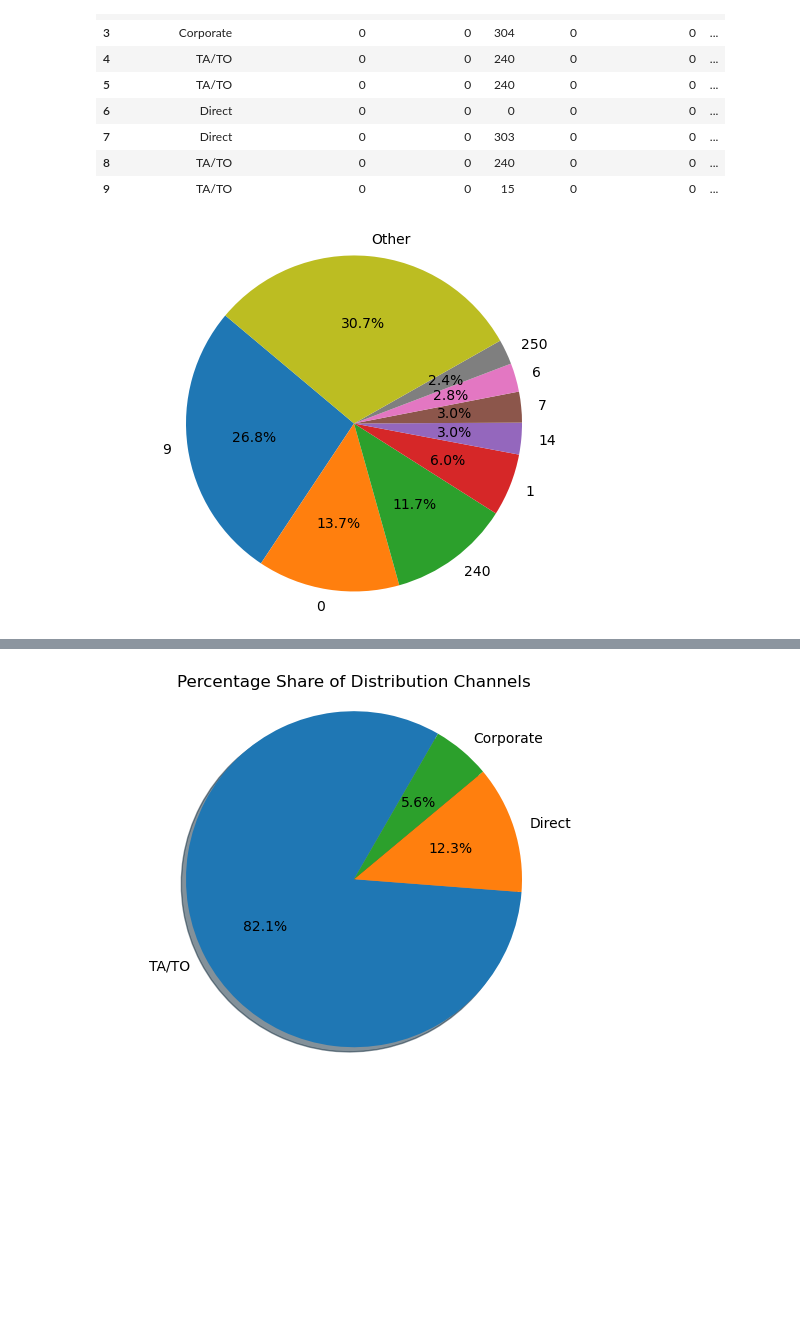
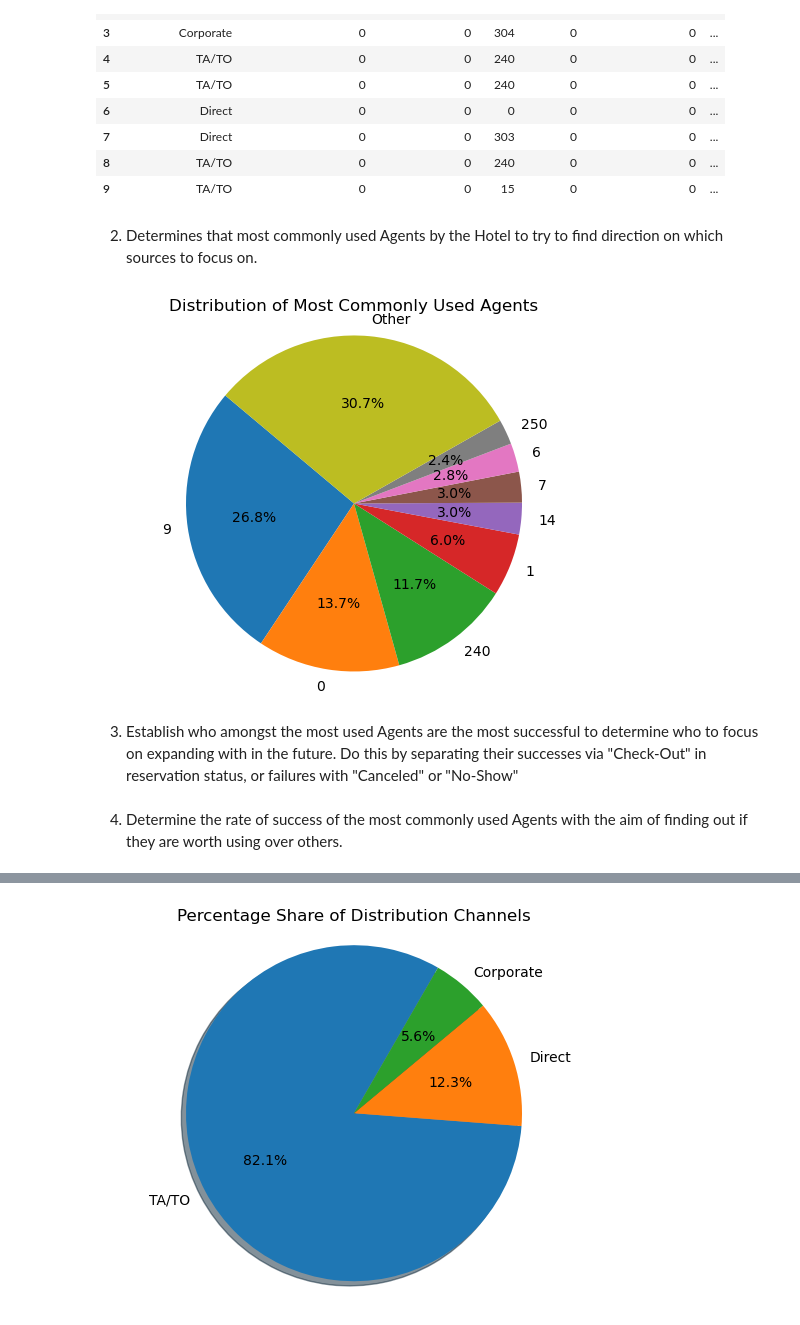
Before and after one commit to pin164/project_1, a Jupyter notebook: hotel_project_1.ipynb, the cells around one changed output, grey strips where cells are left out. Saved outputs shown, nothing was run; the diff lists cells and outputs as text; code cells hidden in the pictures; blank space fills up the shorter version.

```diff
--- a/hotel_project_1.ipynb
+++ b/hotel_project_1.ipynb
@@ -38,25 +38,30 @@ agent_csv.head(10)
 | 7 | Direct | 0 | 0 | 303 | 0 | 0 | ... |
 | 8 | TA/TO | 0 | 0 | 240 | 0 | 0 | ... |
 | 9 | TA/TO | 0 | 0 | 15 | 0 | 0 | ... |
+# %% [markdown]
+2. Determines that most commonly used Agents by the Hotel to try to find direction on which sources to focus on.
 # %%
 
 agent_value_counts = agent_csv['agent'].value_counts()
 agent_dict = agent_value_counts.to_dict()
 
 # Shows the agents above 2% of the total and groups the rest into an 'Other' section
 agent_threshold = 2
 total_sum = sum(agent_dict.values())
 agent_filtered = {key: value for key, value in agent_dict.items() if (value / total_sum) * 100 >= agent_threshold}
 agent_filtered_sum = sum(agent_filtered.values())
 agent_filtered['Other'] = total_sum - agent_filtered_sum
 
 
 plt.pie(agent_filtered.values(), labels=agent_filtered.keys(), autopct='%1.1f%%', startangle=140)
 plt.axis('equal')
+plt.title('Distribution of Most Commonly Used Agents')
 plt.savefig('Agent_Distribution.png')
 plt.show()
 # %% [output]
-[figure, old version]
+[figure, new version]
+# %% [markdown]
+3. Establish who amongst the most used Agents are the most successful to determine who to focus on expanding with in the future. Do this by separating their successes via "Check-Out" in reservation status, or failures with "Canceled" or "No-Show"
 # %%
 # consider guests that have checked out as a successful booking
 successful_bookings = "Check-Out"
@@ -135,6 +140,8 @@ other_agents_df_failure = agent_csv[~agent_csv['agent'].isin([agent_0, agent_1,
 other_agents_failure_value_count = other_agents_df_failure.shape[0]
 
 # print(f"Other Agent's Failures are {other_agents_failure_value_count}")
+# %% [markdown]
+4. Determine the rate of success of the most commonly used Agents with the aim of finding out if they are worth using over others.
 # %%
 # Makes a dictionary from the previously obtained value counts
 agent_success_dict = {'Direct':agent_0_success_value_count, '1':agent_1_success_value_count, '6':agent_6_success_value_count, '7':agent_7_success_value_count,
```
Also changed, not shown: parts of 10 cells of this notebook, 4 other files.
